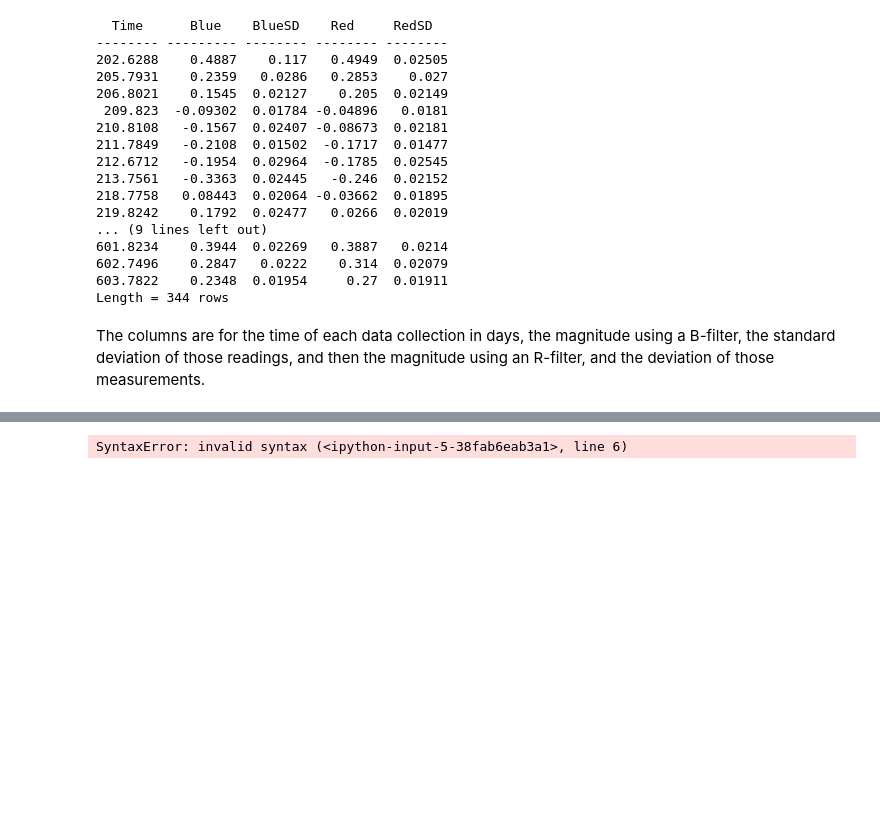
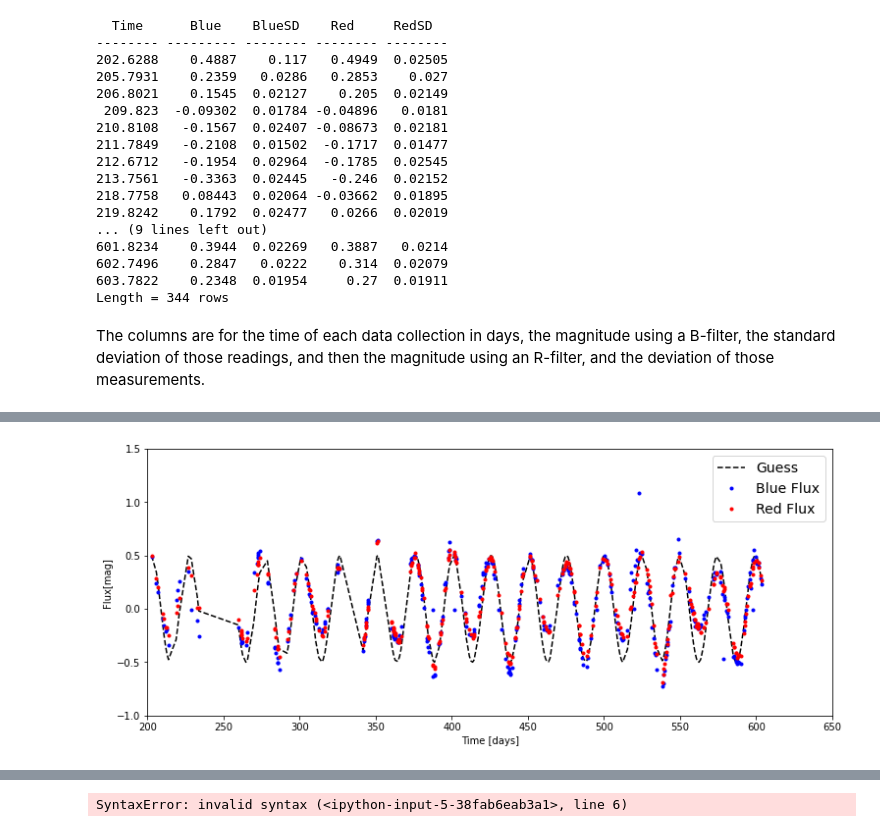
Before and after one commit to simonlowry1/Astro3190_Lowry, a Jupyter notebook: lessons/Cepheid_research_Lowry.ipynb, the cells around one changed output, grey strips where cells are left out. Drawn from its saved outputs; the diff is of its cells as text; code cells hidden in the pictures; blank space fills up the shorter version.

```diff
--- a/lessons/Cepheid_research_Lowry.ipynb
+++ b/lessons/Cepheid_research_Lowry.ipynb
@@ -68,7 +71,8 @@ Hint: start with an `offset` of zero and a period somewhere between 24 and 25 da
 ![](data/example_plot_2.png)
 # %%
 # Create a function that calculates the flux
-def flux(????):
+def flux(a,p,t,o):
+    flux = a*np.sin(2*np.pi*(t-o)/p)
     """Function takes in an estimated period and time from the datat
     and returns the flux measurement"""
 
@@ -78,8 +80,8 @@ SyntaxError: invalid syntax (<ipython-input-3-68c41fd6947e>, line 2)
 # %%
 # Define some variables you'll need for your function
-period_guess = 24.5
+period_guess = 24.8
 amplitude_guess = 0.5
-offset_guess = 5
+offset_guess = -2
 
 # Set a figure size
 plt.figure(figsize=(12.5,5))
@@ -88,15 +90,20 @@ plt.figure(figsize=(12.5,5))
 # Note: as long as your plot command is enclosed by (),
 # you can make it run more than oneline,
 # which helps when you've got a lot of arguments
-plt.plot(data_table[?],flux(data_table[?],period_guess,
-         amplitude_guess,offset_guess),
+
+plt.plot(data_table['Time'],
+         flux(amplitude_guess,period_guess,data_table['Time'],offset_guess),
          linestyle='--',color='k',label='Guess')
 
 # Plot data points for blue and red magnitudes
-plt.plot(data_table['?'],data_table['?'],'o',markersize=5,
-         color='Blue',label='Blue')
-plt.plot(data_table['?'],data_table['?'],'o',markersize=5,
-         color='Red',label='Red')
+plt.plot(data_table['Time'],data_table['Blue'],'.',color='blue',label='Blue Flux')
+plt.plot(data_table['Time'],data_table['Red'],'.',color='red',label='Red Flux')
+
+plt.xlim(200,650)
+plt.ylim(-1,1.5)
+
+plt.xlabel('Time [days]')
+plt.ylabel('Flux[mag]')
 
 # Add a legend
 plt.legend(fontsize=14)
@@ -105,3 +112,4 @@ SyntaxError: invalid syntax (<ipython-input-4-b786d03f258a>, line 13)
+[figure, added]
 # %% [markdown]
 ### Period-luminosity relation
 
```
Also changed, not shown: parts of 3 cells of this notebook.
